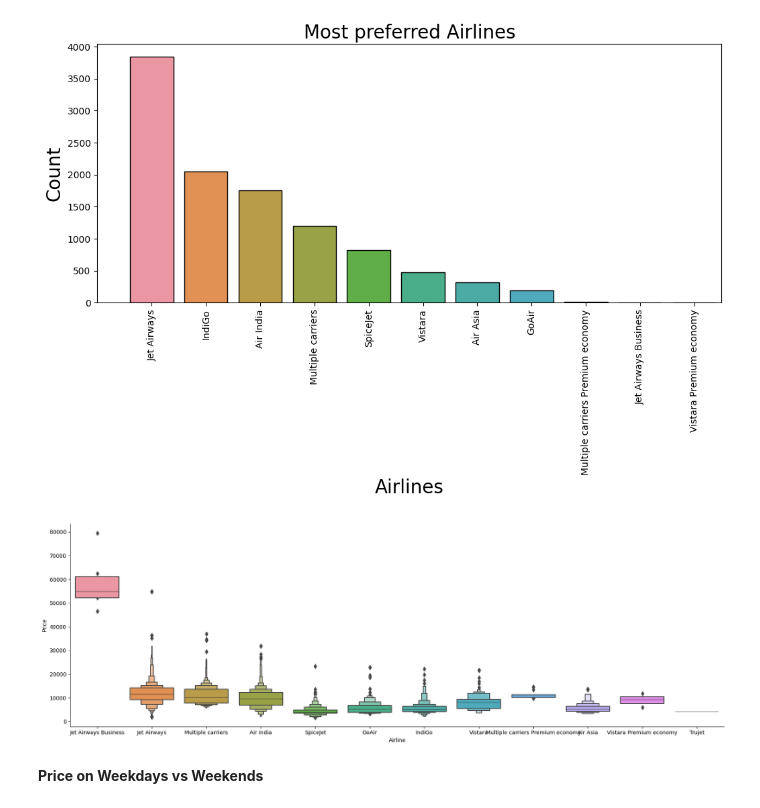
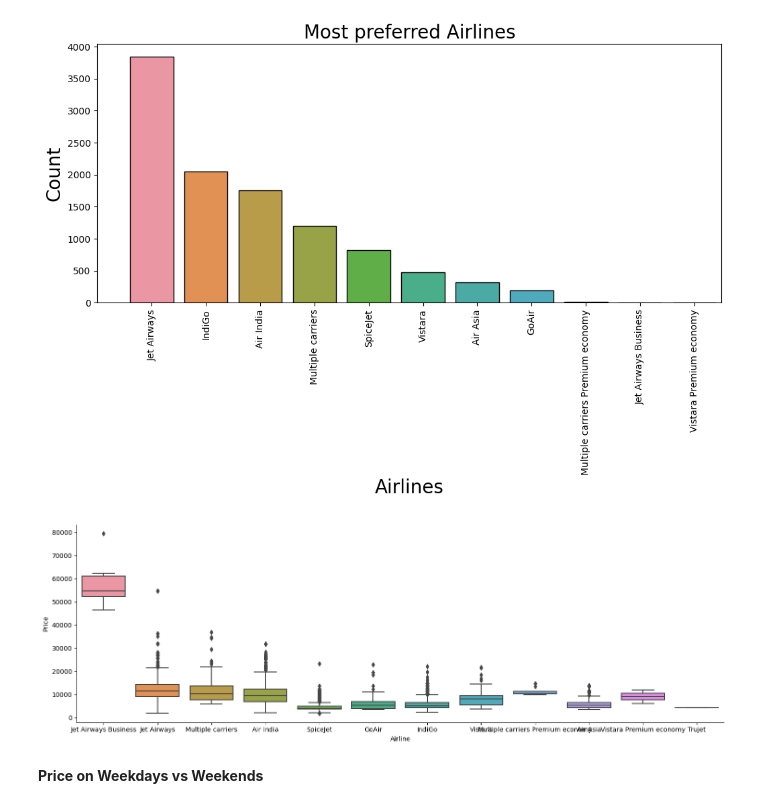
Before and after one commit to AmanSinghal07/PraxisProjects, a Jupyter notebook: Flight_Fare_Prediction.ipynb, the cells around one changed output. Cells and saved outputs as stored; diff of their text form; code cells hidden in the pictures.

```diff
--- a/Flight_Fare_Prediction.ipynb
+++ b/Flight_Fare_Prediction.ipynb
@@ -149,12 +149,12 @@ WARNING:matplotlib.font_manager:findfont: Font family 'times new roman' not foun
 # %%
 # From this graph we can see that Jet Airways Business have the highest Price.
 # Apart from the first Airline almost all are having similar median
 
 # Airline vs Price
-sns.catplot(y = "Price", x = "Airline", data = df1.sort_values("Price", ascending = False), kind="boxen", height = 6, aspect = 3)
+sns.catplot(y = "Price", x = "Airline", data = df1.sort_values("Price", ascending = False), kind="box", height = 5, aspect = 3)
 plt.show()
 # %% [output]
-[figure, old version]
+[figure, new version]
 # %%
 #Insights
 #"Jet Airways Business" tickets are the most expensive ones.
```
Also changed, not shown: parts of 15 cells of this notebook.
